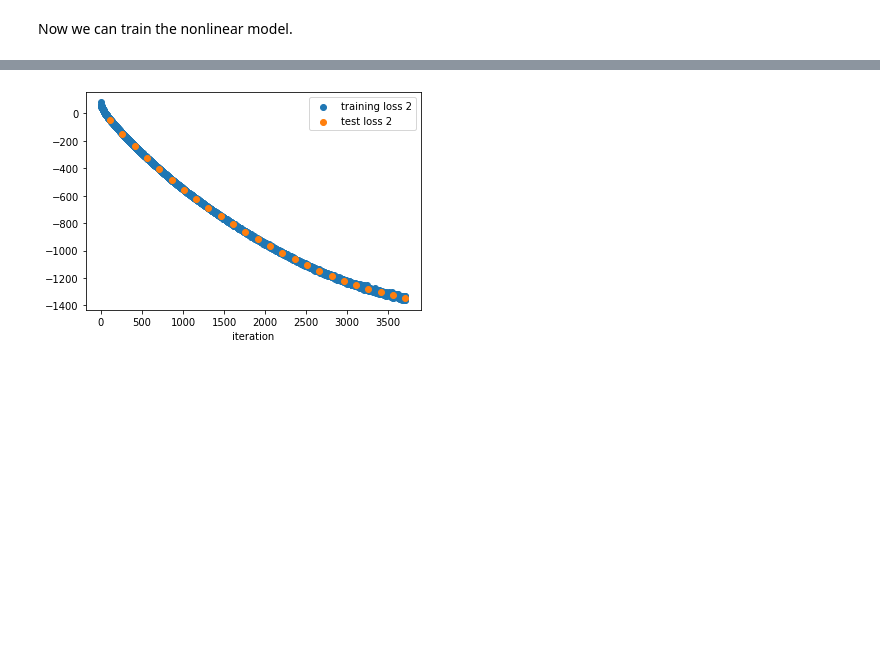
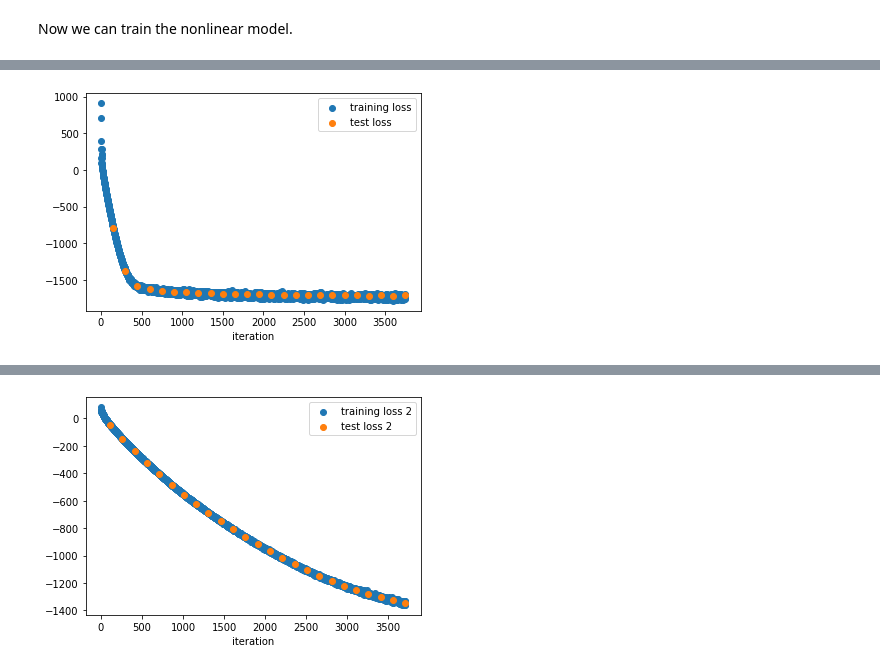
Before and after one commit to inquizition/Algorithms, a Jupyter notebook: Bayesian/VAE/VAE_manual.ipynb, the cells around one changed output, grey strips where cells are left out. Cells and saved outputs as stored; diff of their text form; code cells hidden in the pictures; blank space fills up the shorter version.

```diff
--- a/Bayesian/VAE/VAE_manual.ipynb
+++ b/Bayesian/VAE/VAE_manual.ipynb
@@ -396,7 +529,7 @@ def get_activation(name):
 def der_ReLU(x):
   return (x>0)*1.0
 # %%
-def backprop_decoder(X, model, X_decoding, h1, z, Z_logsigma2):
+def backprop_decoder(X, model, X_decoding, h1, z, Z_logsigma2, rsamples):
 
     dL_dWfc1 = []
     dL_dbfc1 = []
@@ -405,21 +538,21 @@ def backprop_decoder(X, model, X_decoding, h1, z, Z_logsigma2):
 
     batch_size = X.size()[0]
     dL_dXdec, dL_dlogsigma2 = reconstruction_error(X_decoding, X, model)
-    dL_dWfc2 = (h1.T @ dL_dXdec)
-    dL_dbfc2 = dL_dXdec.sum(dim=0)
+
+    dL_dWfc2 = ((dL_dXdec/batch_size).T @ h1)
+    dL_dbfc2 = (dL_dXdec/batch_size).sum(dim=0)
 
     dL_dh1 = dL_dXdec @ model.decoder_fc2.weight.data
     dL_dh1_preReLu = der_ReLU(h1) * dL_dh1
-    dL_dWfc1 = (z.T @ dL_dh1_preReLu)
-    dL_dbfc1 = (dL_dh1_preReLu.sum(dim=0))
+    dL_dWfc1 = (z.T @ dL_dh1_preReLu)/batch_size
+    dL_dbfc1 = (dL_dh1_preReLu.sum(dim=0))/batch_size
 
     # Compute gradients w.r.t z (latent variable)
     dL_dz = dL_dh1_preReLu @ model.decoder_fc1.weight.data
-
     # Backpropagate through reparameterization trick
     dL_dZmu = dL_dz  # Gradient w.r.t Z_mu is direct
-    dL_dZlogsig = dL_dz * 0.5 * torch.exp(0.5 * Z_logsigma2)
+    dL_dZlogsig = dL_dz * rsamples * ((torch.exp(0.5 * Z_logsigma2))/2)
 
-    return [dL_dZmu, dL_dZlogsig, dL_dWfc1.T, dL_dbfc1.T, dL_dWfc2.T, dL_dbfc2, nn.Parameter(torch.tensor(dL_dlogsigma2))]
+    return [dL_dZmu, dL_dZlogsig, dL_dWfc1.T, dL_dbfc1.T, dL_dWfc2, dL_dbfc2, nn.Parameter(torch.tensor((dL_dlogsigma2*2)/batch_size))]
 # %% [markdown]
 # Backpropagation Through the Encoder:
@@ -647,9 +792,9 @@ model2 = VAE()
 #set_unit_weights(model2)
 
 # define the optimizer
-optimizer = optim.Adam(model1.parameters(), lr=0.004)
+optimizer = optim.Adam(model1.parameters(), lr=0.008)
 
-#copy_weights(model1, model2)
+copy_weights(model1, model2)
 
 # track the training and test loss
 training_loss = []
@@ -662,36 +807,16 @@ mv = None
 vv = None
 t = 0
 
-#model2.encoder_fc1.register_forward_hook(get_activation('enc_fc1'))
-#model2.encoder_fc2_mean.register_forward_hook(get_activation('enc_fc2_mean'))
-#model2.encoder_fc2_logsigma2.register_forward_hook(get_activation('enc_fc2_logsig'))
-
-#model2.decoder_fc1.register_forward_hook(get_activation('dec_fc1'))
-#model2.decoder_fc2.register_forward_hook(get_activation('dec_fc2'))
-print("Model 1:")
-print(torch.max(model2.decoder_fc1.weight.data))
-print(torch.max(model2.decoder_fc2.weight.data))
-print(torch.max(model2.encoder_fc1.weight.data))
-print(torch.max(model2.encoder_fc2_logsigma2.weight.data))
-print(torch.max(model2.encoder_fc2_mean.weight.data))
-
-print("Model 2: ")
-print(torch.max(model1.decoder_fc1.weight.data))
-print(torch.max(model1.decoder_fc2.weight.data))
-print(torch.max(model1.encoder_fc1.weight.data))
-print(torch.max(model1.encoder_fc2_logsigma2.weight.data))
-print(torch.max(model1.encoder_fc2_mean.weight.data))
-
 # optimize parameters for 20 epochs
-for i in range(35):
+for i in range(25):
 
     # for each minibatch
     for x, _ in train_data:
         x = x.reshape(400,28*28)
         #print((x[0,:]))
         # evaluate the cost function on the training data set
-        #loss_1, loss_2, X_dec_1, X_dec_2, Z_1, Z_2, Z_logsigma_1, Z_logsigma_2, dec_h1, enc_h1 = multi_cost_function(x, model1, model2)
-        loss_1, xtrash, ztrash, trash = cost_function(x, model1)
+        loss_1, loss_2, X_dec_1, X_dec_2, Z_1, Z_2, Z_logsigma_1, Z_logsigma_2, epsi = multi_cost_function(x, model1, model2)
+        #loss_1, xtrash, ztrash, trash = cost_function(x, model1)
 
         # update the statistics
         training_loss.append(loss_1.item())
@@ -702,12 +827,15 @@ for i in range(35):
         loss_1.backward()
 
         # manual
-        loss_2, X_dec_2, Z_2, Z_logsigma_2, dec_h1, enc_h1 = cost_function_2(x, model2)
+        #loss_2, X_dec_2, Z_2, Z_logsigma_2, dec_h1, enc_h1 = cost_function_2(x, model2)
         #dec_h1 = activation['dec_fc1']
         #enc_h1 = activation['enc_fc1']
-        dec_params = backprop_decoder(x, model2, X_dec_2, dec_h1, Z_2, Z_logsigma_2)
-        enc_params = backprop_encoder(x, model2, X_dec_2, enc_h1, Z_2, dec_params[0], dec_params[1])
-        param_trash, mv, vv, t = adam_optimizer(model2, dec_params, enc_params, lr = 0.004, m = mv, v = vv, t=t)
+
+        dec_h1 = F.relu(model2.decoder_fc1(Z_2))
+        dec_params = backprop_decoder(x, model2, X_dec_2, dec_h1, Z_2, Z_logsigma_2, epsi)
+        enc_h1 = F.relu(model2.encoder_fc1(x))
+        enc_params = backprop_encoder(x, model2, enc_h1, dec_params[0], dec_params[1])
+        mv, vv, t = adam_optimizer(model2, dec_params, enc_params, lr = 0.008, m=mv, v=vv, t=t)
 
         training_loss2.append(loss_2.item())
         #print(f"Training loss 2 {loss2.item(): 9.3f}")
@@ -719,19 +847,20 @@ for i in range(35):
         # reset the gradient information
         optimizer.zero_grad()
 
-    print("Model 1:")
-    print(torch.max(model2.decoder_fc1.weight.data))
-    print(torch.max(model2.decoder_fc2.weight.data))
-    print(torch.max(model2.encoder_fc1.weight.data))
-    print(torch.max(model2.encoder_fc2_logsigma2.weight.data))
-    print(torch.max(model2.encoder_fc2_mean.weight.data))
 
-    print("Model 2: ")
-    print(torch.max(model1.decoder_fc1.weight.data))
-    print(torch.max(model1.decoder_fc2.weight.data))
-    print(torch.max(model1.encoder_fc1.weight.data))
-    print(torch.max(model1.encoder_fc2_logsigma2.weight.data))
-    print(torch.max(model1.encoder_fc2_mean.weight.data))
+    # print("Model 1:")
+    # print(torch.max(model2.decoder_fc1.weight.data))
+    # print(torch.max(model2.decoder_fc2.weight.data))
+    # print(torch.max(model2.encoder_fc1.weight.data))
+    # print(torch.max(model2.encoder_fc2_logsigma2.weight.data))
+    # print(torch.max(model2.encoder_fc2_mean.weight.data))
+
+    # print("Model 2: ")
+    # print(torch.max(model1.decoder_fc1.weight.data))
+    # print(torch.max(model1.decoder_fc2.weight.data))
+    # print(torch.max(model1.encoder_fc1.weight.data))
+    # print(torch.max(model1.encoder_fc2_logsigma2.weight.data))
+    # print(torch.max(model1.encoder_fc2_mean.weight.data))
     # evaluate the model after every epoch
     with torch.no_grad():
 
@@ -806,0 +921 @@ KeyboardInterrupt:
+[figure, added]
```
Also changed, not shown: parts of 33 cells of this notebook.
